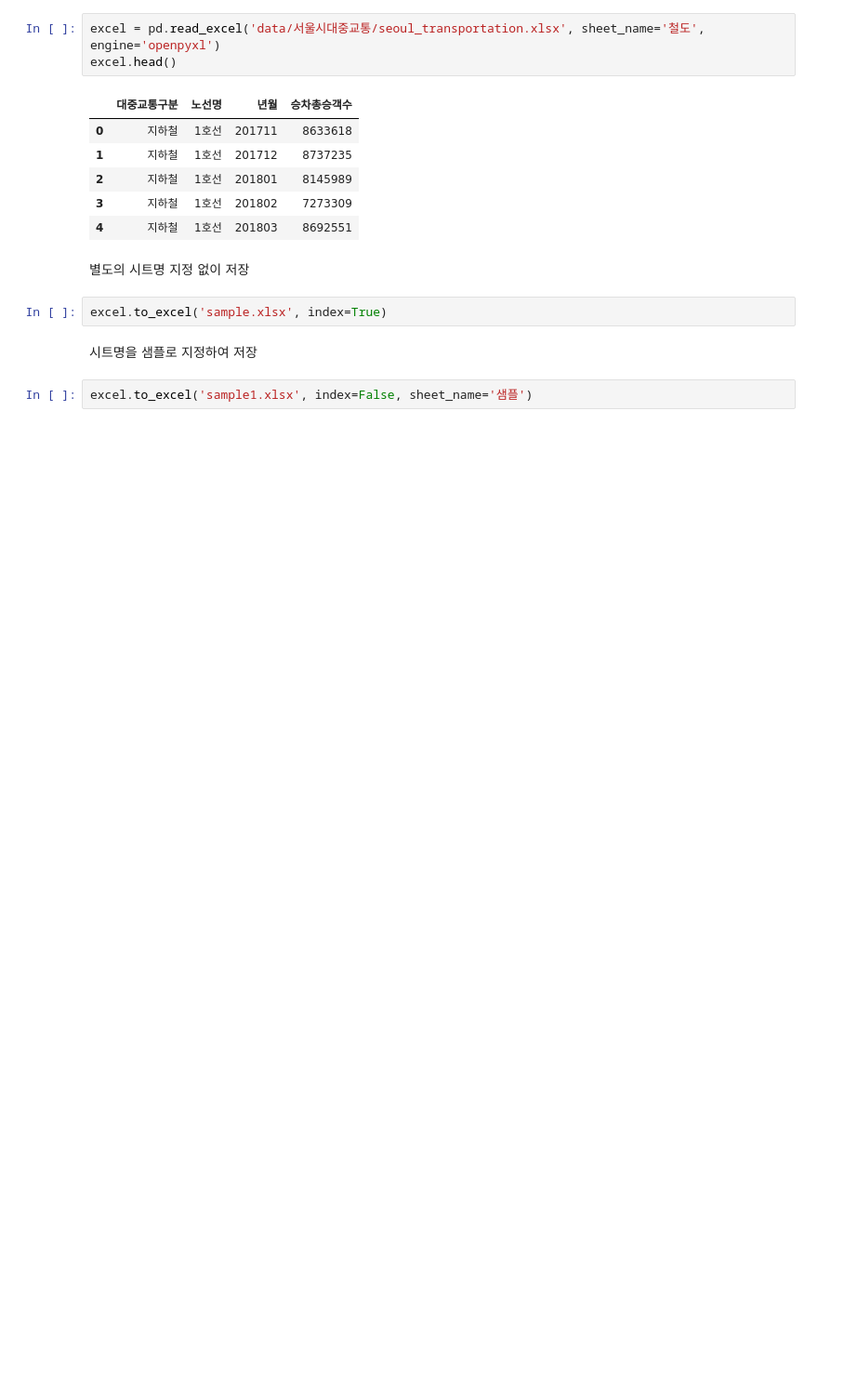
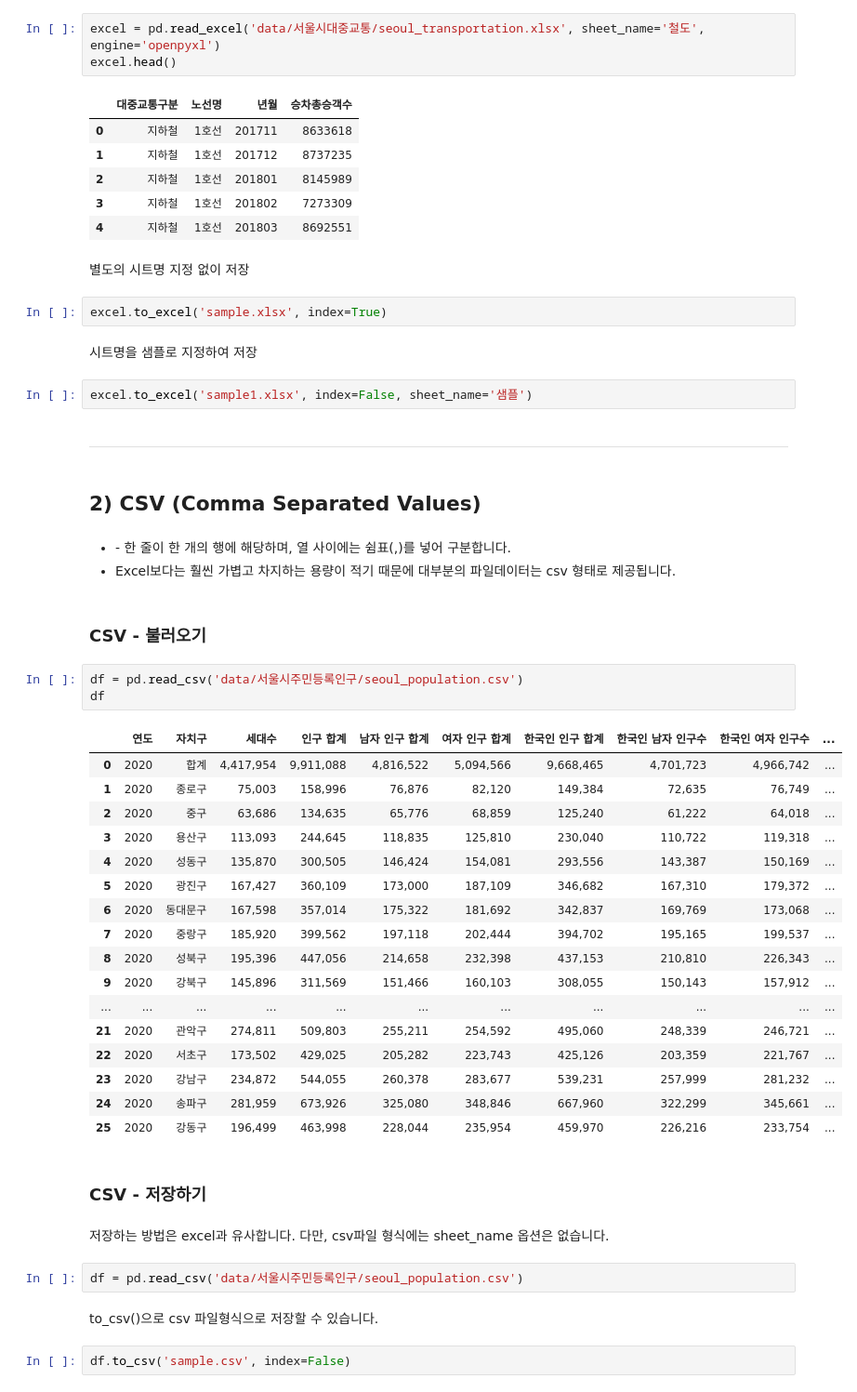
Before and after one commit to froggy-hyun/pandas_note, a Jupyter notebook: 01. 파일 입출력.ipynb, the cells around one changed output. Shown at 93% size. Cells and saved outputs as stored; diff of their text form; blank space fills up the shorter version.

Commit message:
study: 01.파일 입출력 - 2) CSV (Comma Separated Values)

```diff
--- a/01. 파일 입출력.ipynb
+++ b/01. 파일 입출력.ipynb
@@ -136,3 +136,43 @@ excel.to_excel('sample.xlsx', index=True)
 시트명을 샘플로 지정하여 저장
 # %%
 excel.to_excel('sample1.xlsx', index=False, sheet_name='샘플')
+# %% [markdown]
+---
+# %% [markdown]
+## 2) CSV (Comma Separated Values)
+# %% [markdown]
+- \- 한 줄이 한 개의 행에 해당하며, 열 사이에는 쉼표(,)를 넣어 구분합니다.
+- Excel보다는 훨씬 가볍고 차지하는 용량이 적기 때문에 대부분의 파일데이터는 csv 형태로 제공됩니다.
+# %% [markdown]
+### CSV - 불러오기
+# %%
+df = pd.read_csv('data/서울시주민등록인구/seoul_population.csv')
+df
+# %% [output]
+|  | 연도 | 자치구 | 세대수 | 인구 합계 | 남자 인구 합계 | 여자 인구 합계 | 한국인 인구 합계 | 한국인 남자 인구수 | 한국인 여자 인구수 | ... |
+| 0 | 2020 | 합계 | 4,417,954 | 9,911,088 | 4,816,522 | 5,094,566 | 9,668,465 | 4,701,723 | 4,966,742 | ... |
+| 1 | 2020 | 종로구 | 75,003 | 158,996 | 76,876 | 82,120 | 149,384 | 72,635 | 76,749 | ... |
+| 2 | 2020 | 중구 | 63,686 | 134,635 | 65,776 | 68,859 | 125,240 | 61,222 | 64,018 | ... |
+| 3 | 2020 | 용산구 | 113,093 | 244,645 | 118,835 | 125,810 | 230,040 | 110,722 | 119,318 | ... |
+| 4 | 2020 | 성동구 | 135,870 | 300,505 | 146,424 | 154,081 | 293,556 | 143,387 | 150,169 | ... |
+| 5 | 2020 | 광진구 | 167,427 | 360,109 | 173,000 | 187,109 | 346,682 | 167,310 | 179,372 | ... |
+| 6 | 2020 | 동대문구 | 167,598 | 357,014 | 175,322 | 181,692 | 342,837 | 169,769 | 173,068 | ... |
+| 7 | 2020 | 중랑구 | 185,920 | 399,562 | 197,118 | 202,444 | 394,702 | 195,165 | 199,537 | ... |
+| 8 | 2020 | 성북구 | 195,396 | 447,056 | 214,658 | 232,398 | 437,153 | 210,810 | 226,343 | ... |
+| 9 | 2020 | 강북구 | 145,896 | 311,569 | 151,466 | 160,103 | 308,055 | 150,143 | 157,912 | ... |
+| ... | ... | ... | ... | ... | ... | ... | ... | ... | ... | ... |
+| 21 | 2020 | 관악구 | 274,811 | 509,803 | 255,211 | 254,592 | 495,060 | 248,339 | 246,721 | ... |
+| 22 | 2020 | 서초구 | 173,502 | 429,025 | 205,282 | 223,743 | 425,126 | 203,359 | 221,767 | ... |
+| 23 | 2020 | 강남구 | 234,872 | 544,055 | 260,378 | 283,677 | 539,231 | 257,999 | 281,232 | ... |
+| 24 | 2020 | 송파구 | 281,959 | 673,926 | 325,080 | 348,846 | 667,960 | 322,299 | 345,661 | ... |
+| 25 | 2020 | 강동구 | 196,499 | 463,998 | 228,044 | 235,954 | 459,970 | 226,216 | 233,754 | ... |
+# %% [markdown]
+### CSV - 저장하기
+# %% [markdown]
+저장하는 방법은 excel과 유사합니다. 다만, csv파일 형식에는 sheet_name 옵션은 없습니다.
+# %%
+df = pd.read_csv('data/서울시주민등록인구/seoul_population.csv')
+# %% [markdown]
+to_csv()으로 csv 파일형식으로 저장할 수 있습니다.
+# %%
+df.to_csv('sample.csv', index=False)
```
Also changed, not shown: parts of 3 cells of this notebook, 2 other files.
